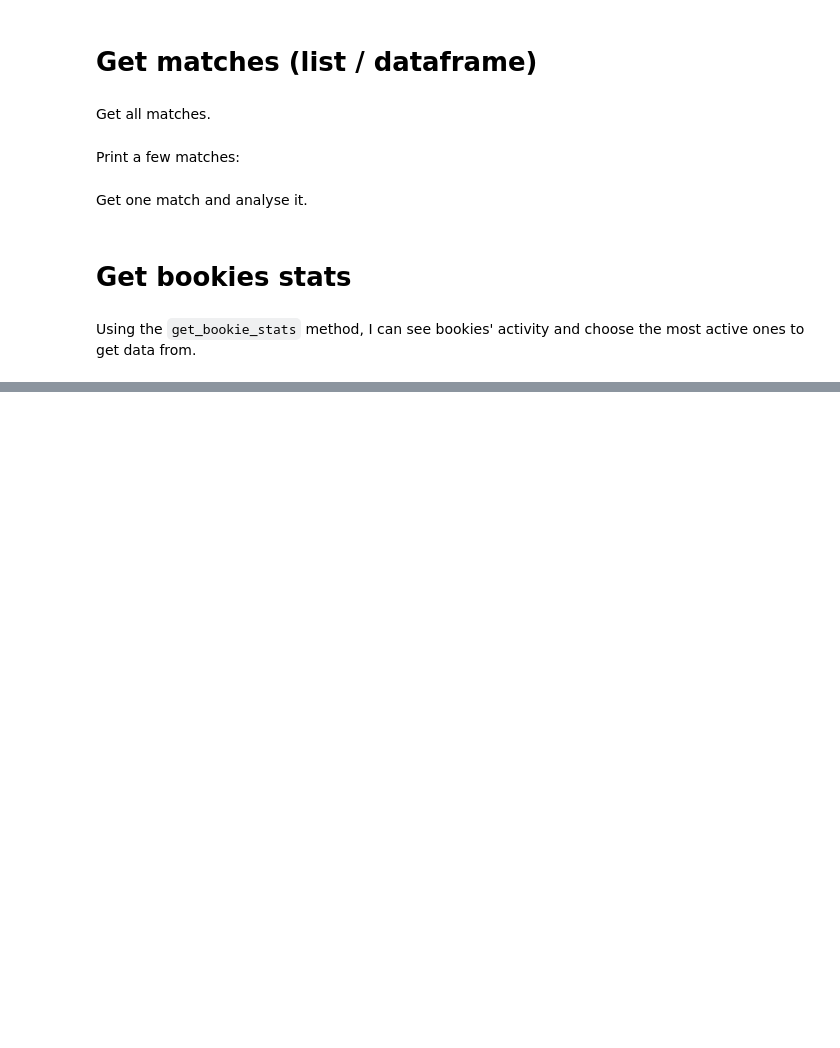
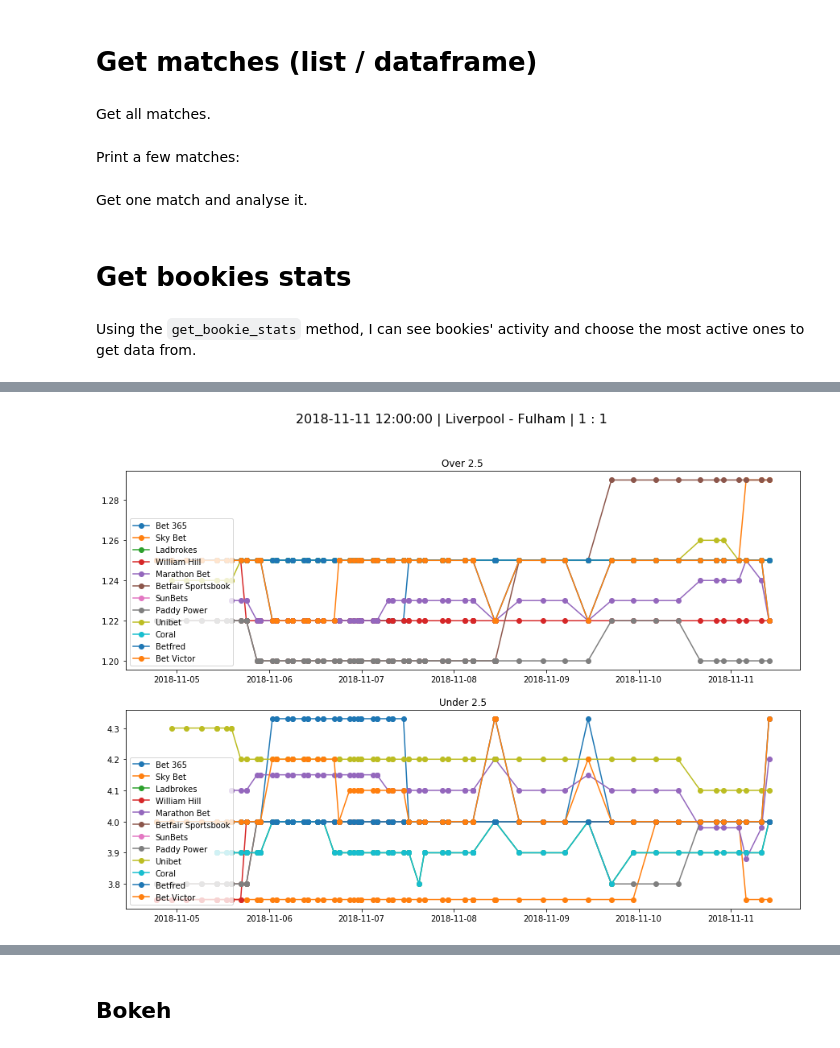
Before and after one commit to Misko07/learnbet, a Jupyter notebook: match_data_analysis.ipynb, the cells around one changed output, grey strips where cells are left out. Saved outputs shown, nothing was run; the diff lists cells and outputs as text; code cells hidden in the pictures; blank space fills up the shorter version.

```diff
--- a/match_data_analysis.ipynb
+++ b/match_data_analysis.ipynb
@@ -280,0 +315,4 @@ Last odds collected at: 2018-11-11 06:00:07.384000
+# %%
+plot_odds_goals("Liverpool", "Fulham")
+# %% [output]
+[figure, added]
@@ -281,3 +320,5 @@ Last odds collected at: 2018-11-11 06:00:07.384000
+# %% [markdown]
+## Bokeh
 # %%
 df = get_bookie_stats()
 df.head()
```
Also changed, not shown: parts of 12 cells of this notebook, 3 other files.
